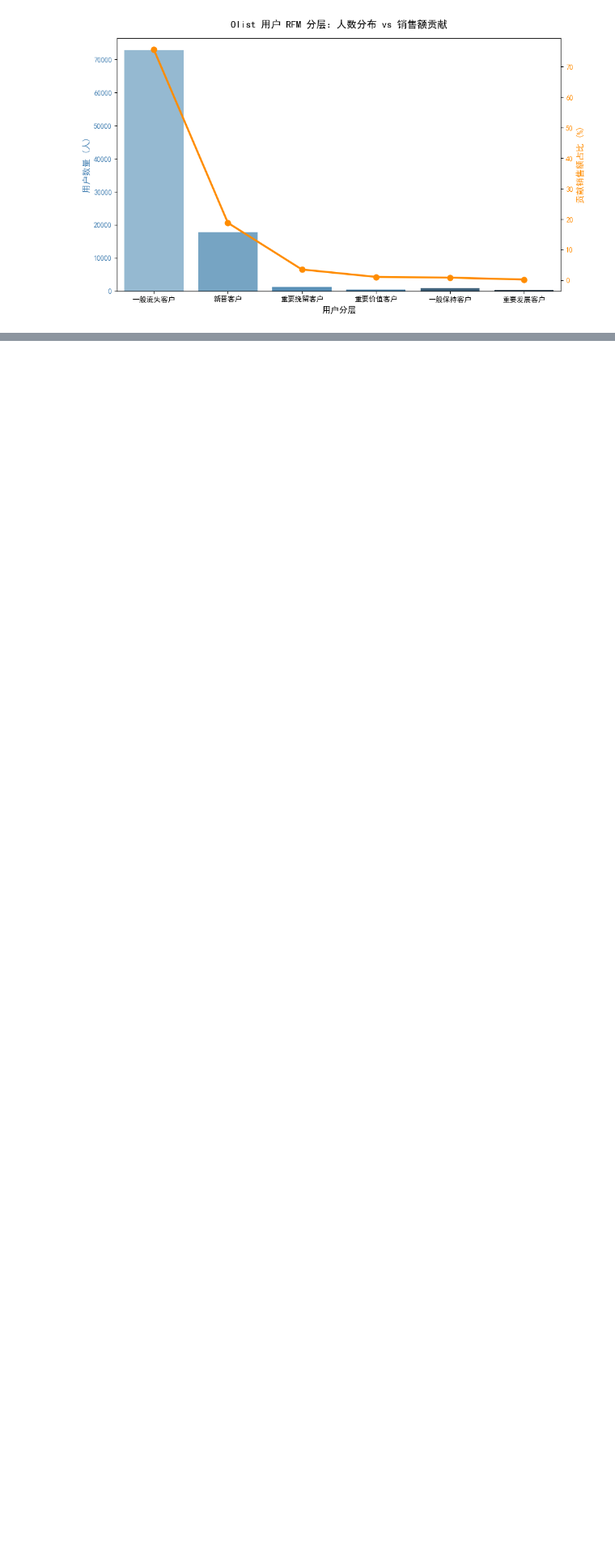
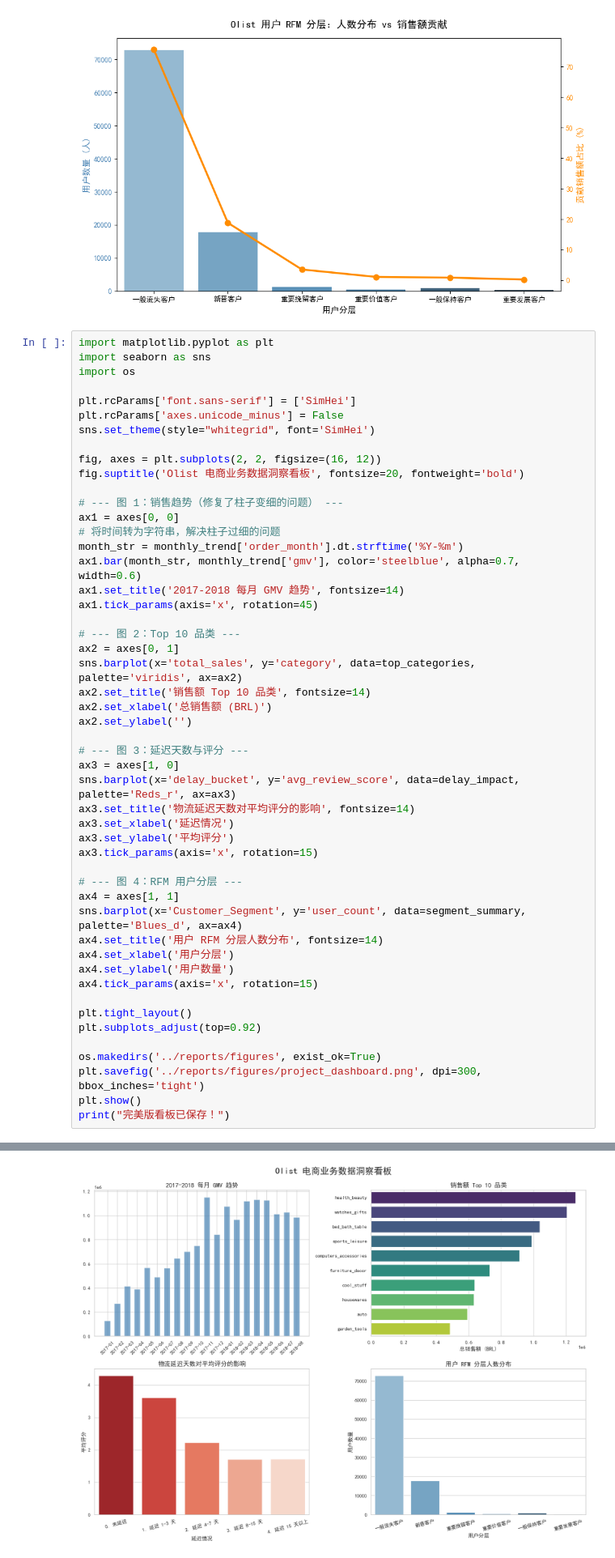
Before and after one commit to wangyaxin460-svg/olist-ecommerce-analysis, a Jupyter notebook: notebooks/03_sql_analysis.ipynb, the cells around one changed output, grey strips where cells are left out. Shown at 81% size. Drawn from its saved outputs; the diff is of its cells as text; blank space fills up the shorter version.

Commit message:
Day 6: Add comprehensive data dashboard

```diff
--- a/notebooks/03_sql_analysis.ipynb
+++ b/notebooks/03_sql_analysis.ipynb
@@ -468,3 +468,54 @@ Passing `palette` without assigning `hue` is deprecated and will be removed in v
 
   sns.barplot(x='Customer_Segment', y='user_count', data=segment_summary,
 [figure]
+# %%
+import matplotlib.pyplot as plt
+import seaborn as sns
+import os
+
+plt.rcParams['font.sans-serif'] = ['SimHei']
+plt.rcParams['axes.unicode_minus'] = False
+sns.set_theme(style="whitegrid", font='SimHei')
+
+fig, axes = plt.subplots(2, 2, figsize=(16, 12))
+fig.suptitle('Olist 电商业务数据洞察看板', fontsize=20, fontweight='bold')
+
+# --- 图 1：销售趋势（修复了柱子变细的问题） ---
+ax1 = axes[0, 0]
+# 将时间转为字符串，解决柱子过细的问题
+month_str = monthly_trend['order_month'].dt.strftime('%Y-%m')
+ax1.bar(month_str, monthly_trend['gmv'], color='steelblue', alpha=0.7, width=0.6)
+ax1.set_title('2017-2018 每月 GMV 趋势', fontsize=14)
+ax1.tick_params(axis='x', rotation=45)
+
+# --- 图 2：Top 10 品类 ---
+ax2 = axes[0, 1]
+sns.barplot(x='total_sales', y='category', data=top_categories, palette='viridis', ax=ax2)
+ax2.set_title('销售额 Top 10 品类', fontsize=14)
+ax2.set_xlabel('总销售额 (BRL)')
+ax2.set_ylabel('')
+
+# --- 图 3：延迟天数与评分 ---
+ax3 = axes[1, 0]
+sns.barplot(x='delay_bucket', y='avg_review_score', data=delay_impact, palette='Reds_r', ax=ax3)
+ax3.set_title('物流延迟天数对平均评分的影响', fontsize=14)
+ax3.set_xlabel('延迟情况')
+ax3.set_ylabel('平均评分')
+ax3.tick_params(axis='x', rotation=15)
+
+# --- 图 4：RFM 用户分层 ---
+ax4 = axes[1, 1]
+sns.barplot(x='Customer_Segment', y='user_count', data=segment_summary, palette='Blues_d', ax=ax4)
+ax4.set_title('用户 RFM 分层人数分布', fontsize=14)
+ax4.set_xlabel('用户分层')
+ax4.set_ylabel('用户数量')
+ax4.tick_params(axis='x', rotation=15)
+
+plt.tight_layout()
+plt.subplots_adjust(top=0.92)
+
+os.makedirs('../reports/figures', exist_ok=True)
+plt.savefig('../reports/figures/project_dashboard.png', dpi=300, bbox_inches='tight')
+plt.show()
+print("完美版看板已保存！")
+# %% [output]
@@ -470,0 +533 @@ Passing `palette` without assigning `hue` is deprecated and will be removed in v
+[figure, added]
```
Also changed, not shown: parts of 1 cell of this notebook, 2 other files.
